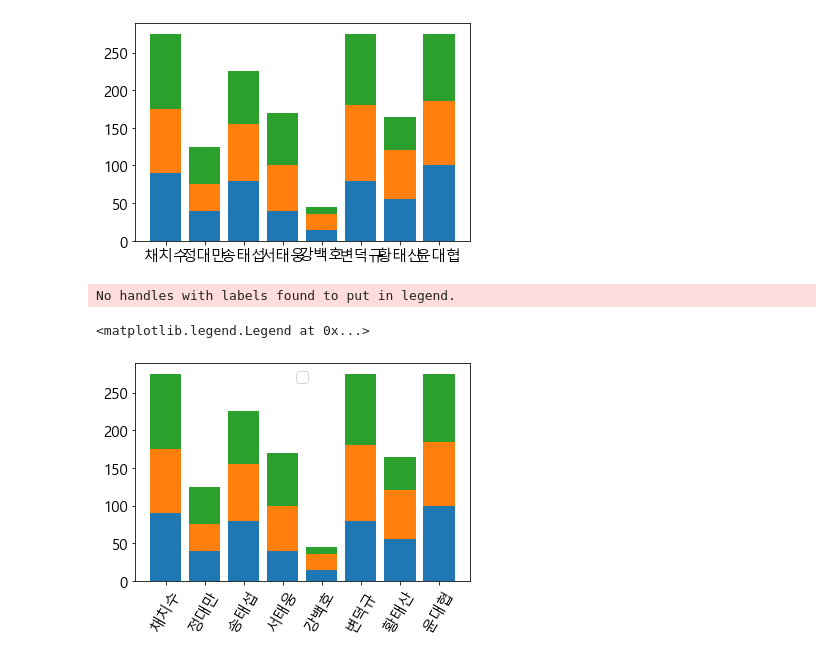
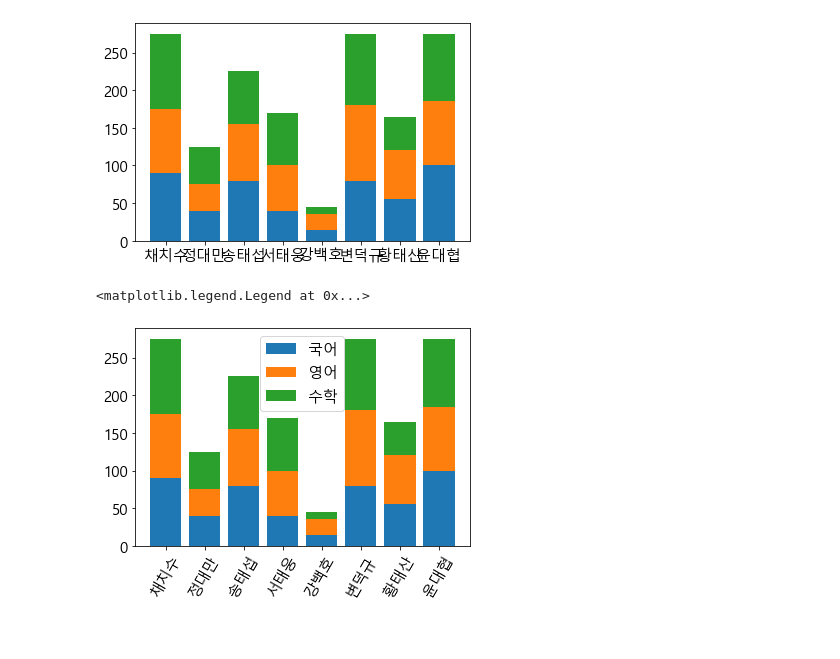
Before and after one commit to blackJJW/data-Practice, a Jupyter notebook: PythonDataWorkspace/Matplotlib/11. 누적 막대 그래프.ipynb, the cells around one changed output. Drawn from its saved outputs; the diff is of its cells as text; code cells hidden in the pictures.

```diff
--- a/PythonDataWorkspace/Matplotlib/11. 누적 막대 그래프.ipynb
+++ b/PythonDataWorkspace/Matplotlib/11. 누적 막대 그래프.ipynb
@@ -43,12 +43,11 @@ plt.bar(df['이름'], df['수학'], bottom=df['국어'] +df['영어'])
 [figure]
 # %%
 plt.bar(df['이름'], df['국어'], label='국어')
-plt.bar(df['이름'], df['영어'], bottom=df['국어'], label='d')
-plt.bar(df['이름'], df['수학'], bottom=df['국어'] +df['영어'])
+plt.bar(df['이름'], df['영어'], bottom=df['국어'], label='영어')
+plt.bar(df['이름'], df['수학'], bottom=df['국어'] +df['영어'], label='수학')
 
 plt.xticks(rotation=60)
 plt.legend()
 # %% [output]
-No handles with labels found to put in legend.
+<matplotlib.legend.Legend at 0x...>
-<matplotlib.legend.Legend at 0x...>
-[figure, old version]
+[figure, new version]
```
